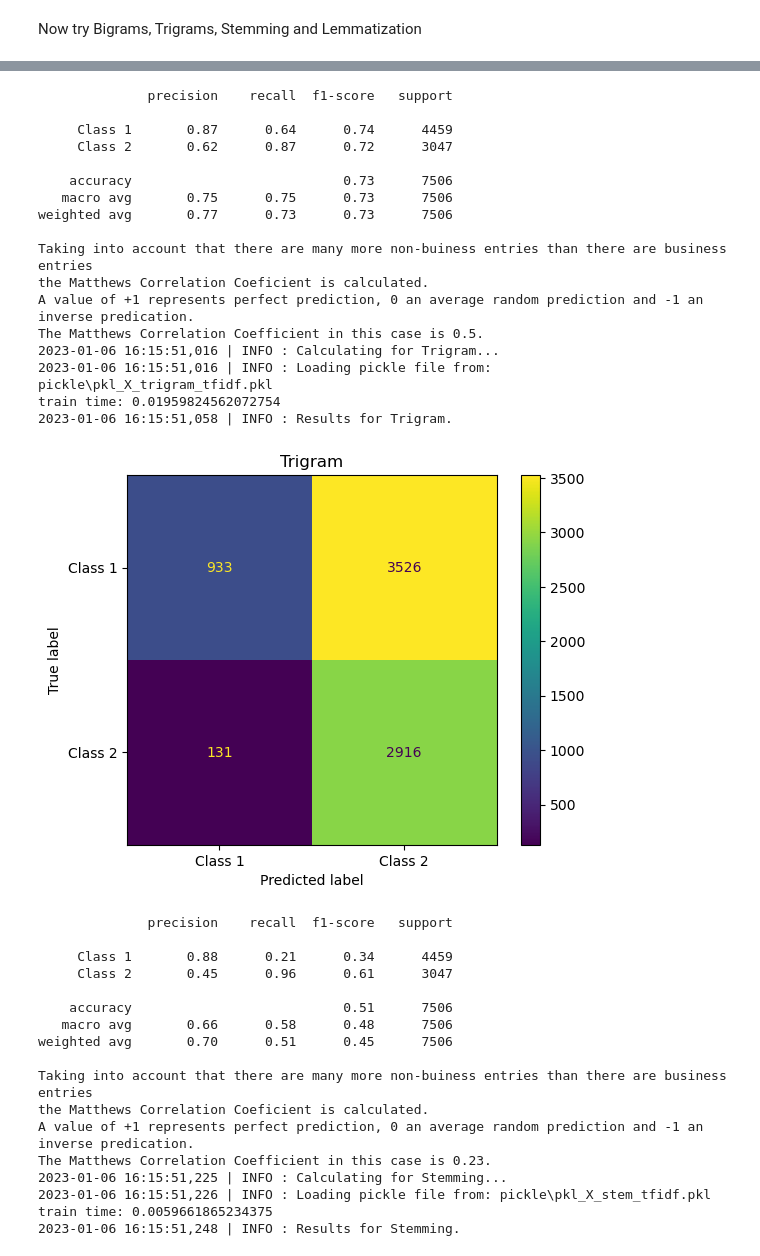
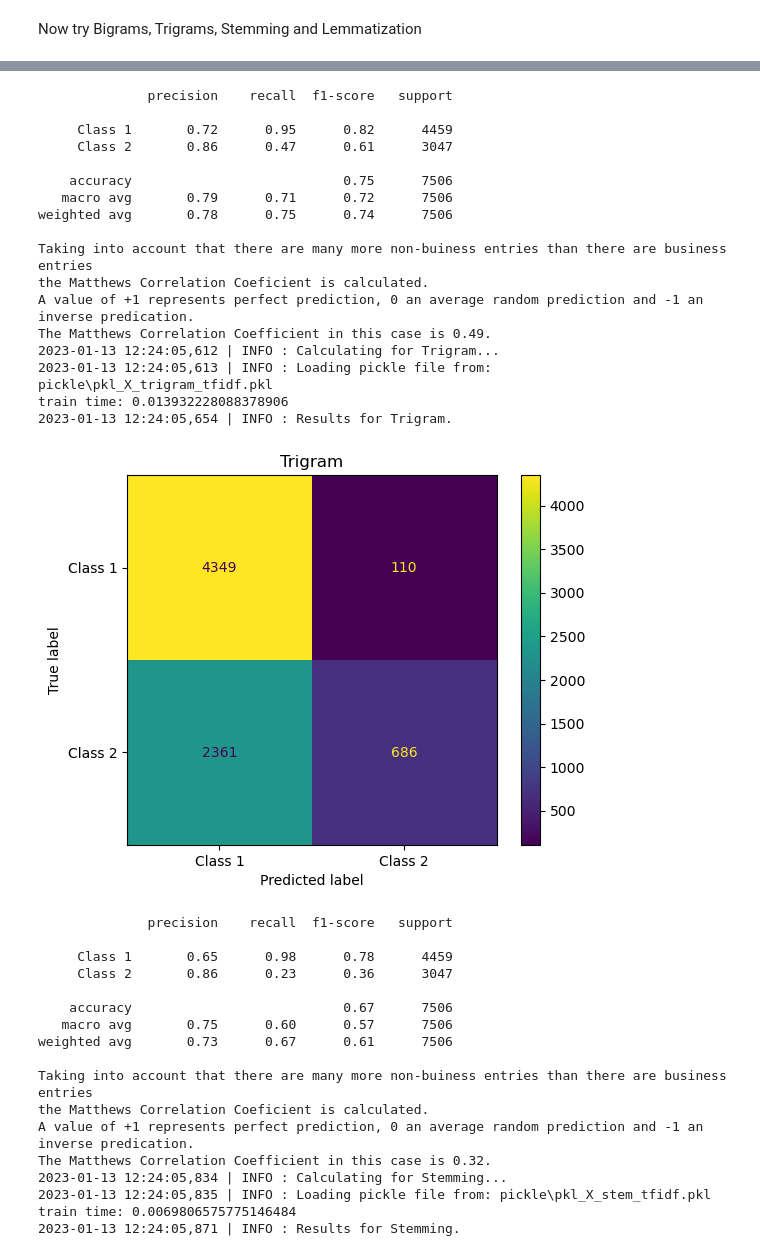
Before and after one commit to arame/MagnimindTask4, a Jupyter notebook: p5_trainNBayes.ipynb, the cells around one changed output, grey strips where cells are left out. Cells and saved outputs as stored; diff of their text form; code cells hidden in the pictures.

```diff
--- a/p5_trainNBayes.ipynb
+++ b/p5_trainNBayes.ipynb
@@ -103,7 +99,7 @@ for pkl, title in pickle_input:
     X_tfidf = load_pickle_object(pkl)
     X_train, X_test, y_train, y_test = train_test_split(X_tfidf, df_y, test_size = 0.25, stratify=df_y)
     t = time.time()
-    classifier = ComplementNB()
+    classifier = MultinomialNB()
     classifier.fit(X_train, y_train)
     training_time = time.time() - t
     print(f"train time: {training_time}" )
@@ -119,35 +115,35 @@ train time: 0.016954421997070312
               precision    recall  f1-score   support
 
-     Class 1       0.87      0.64      0.74      4459
-     Class 2       0.62      0.87      0.72      3047
+     Class 1       0.72      0.95      0.82      4459
+     Class 2       0.86      0.47      0.61      3047
 
-    accuracy                           0.73      7506
-   macro avg       0.75      0.75      0.73      7506
-weighted avg       0.77      0.73      0.73      7506
+    accuracy                           0.75      7506
+   macro avg       0.79      0.71      0.72      7506
+weighted avg       0.78      0.75      0.74      7506
 
 Taking into account that there are many more non-buiness entries than there are business entries
 the Matthews Correlation Coeficient is calculated.
 A value of +1 represents perfect prediction, 0 an average random prediction and -1 an inverse predication.
-The Matthews Correlation Coefficient in this case is 0.5.
-2023-01-06 16:15:51,016 | INFO : Calculating for Trigram...
-2023-01-06 16:15:51,016 | INFO : Loading pickle file from: pickle\pkl_X_trigram_tfidf.pkl
-train time: 0.01959824562072754
-2023-01-06 16:15:51,058 | INFO : Results for Trigram.
+The Matthews Correlation Coefficient in this case is 0.49.
+2023-01-13 12:24:05,612 | INFO : Calculating for Trigram...
+2023-01-13 12:24:05,613 | INFO : Loading pickle file from: pickle\pkl_X_trigram_tfidf.pkl
+train time: 0.013932228088378906
+2023-01-13 12:24:05,654 | INFO : Results for Trigram.
-[figure, old version]
+[figure, new version]
               precision    recall  f1-score   support
 
-     Class 1       0.88      0.21      0.34      4459
-     Class 2       0.45      0.96      0.61      3047
+     Class 1       0.65      0.98      0.78      4459
+     Class 2       0.86      0.23      0.36      3047
 
-    accuracy                           0.51      7506
-   macro avg       0.66      0.58      0.48      7506
-weighted avg       0.70      0.51      0.45      7506
+    accuracy                           0.67      7506
+   macro avg       0.75      0.60      0.57      7506
+weighted avg       0.73      0.67      0.61      7506
 
 Taking into account that there are many more non-buiness entries than there are business entries
 the Matthews Correlation Coeficient is calculated.
 A value of +1 represents perfect prediction, 0 an average random prediction and -1 an inverse predication.
-The Matthews Correlation Coefficient in this case is 0.23.
-2023-01-06 16:15:51,225 | INFO : Calculating for Stemming...
-2023-01-06 16:15:51,226 | INFO : Loading pickle file from: pickle\pkl_X_stem_tfidf.pkl
-train time: 0.0059661865234375
-2023-01-06 16:15:51,248 | INFO : Results for Stemming.
+The Matthews Correlation Coefficient in this case is 0.32.
+2023-01-13 12:24:05,834 | INFO : Calculating for Stemming...
+2023-01-13 12:24:05,835 | INFO : Loading pickle file from: pickle\pkl_X_stem_tfidf.pkl
+train time: 0.0069806575775146484
+2023-01-13 12:24:05,871 | INFO : Results for Stemming.
```
Also changed, not shown: parts of 10 cells of this notebook, 3 other files.
